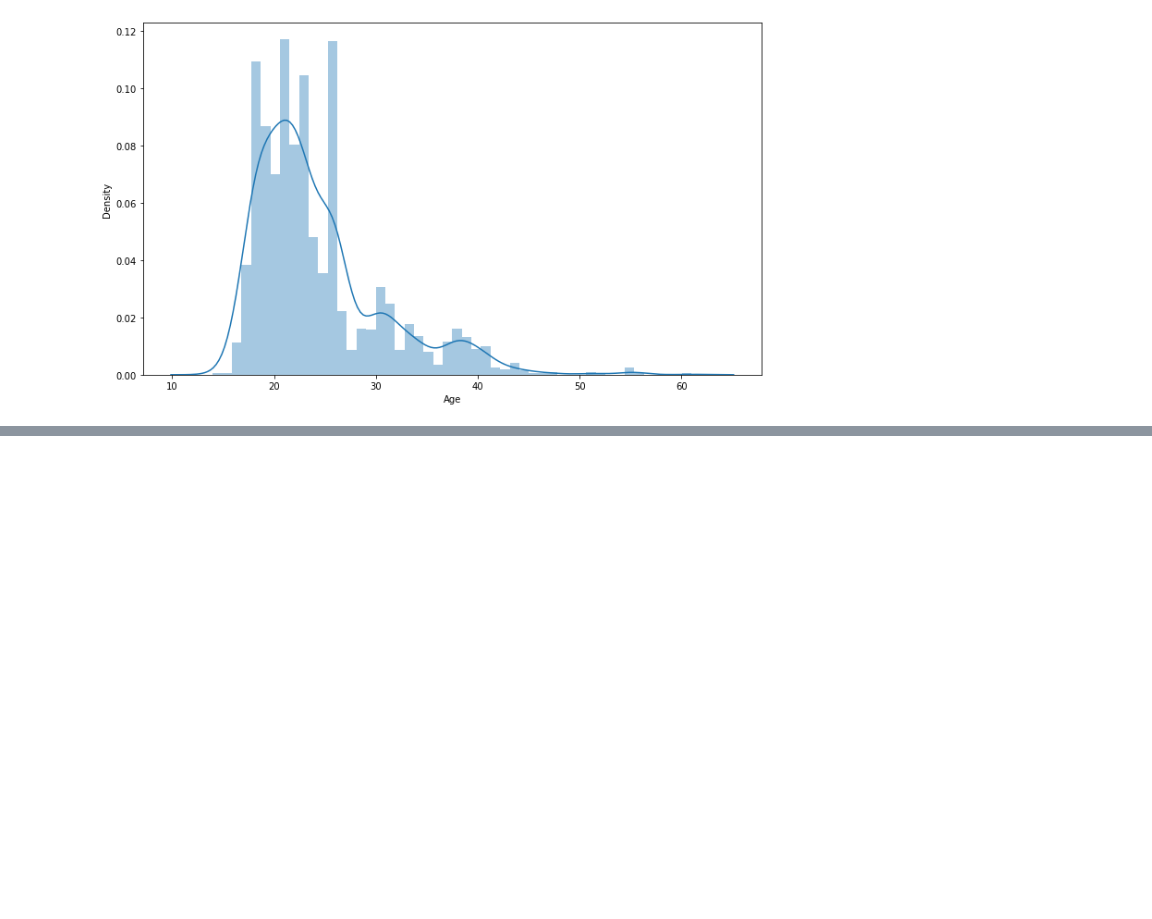
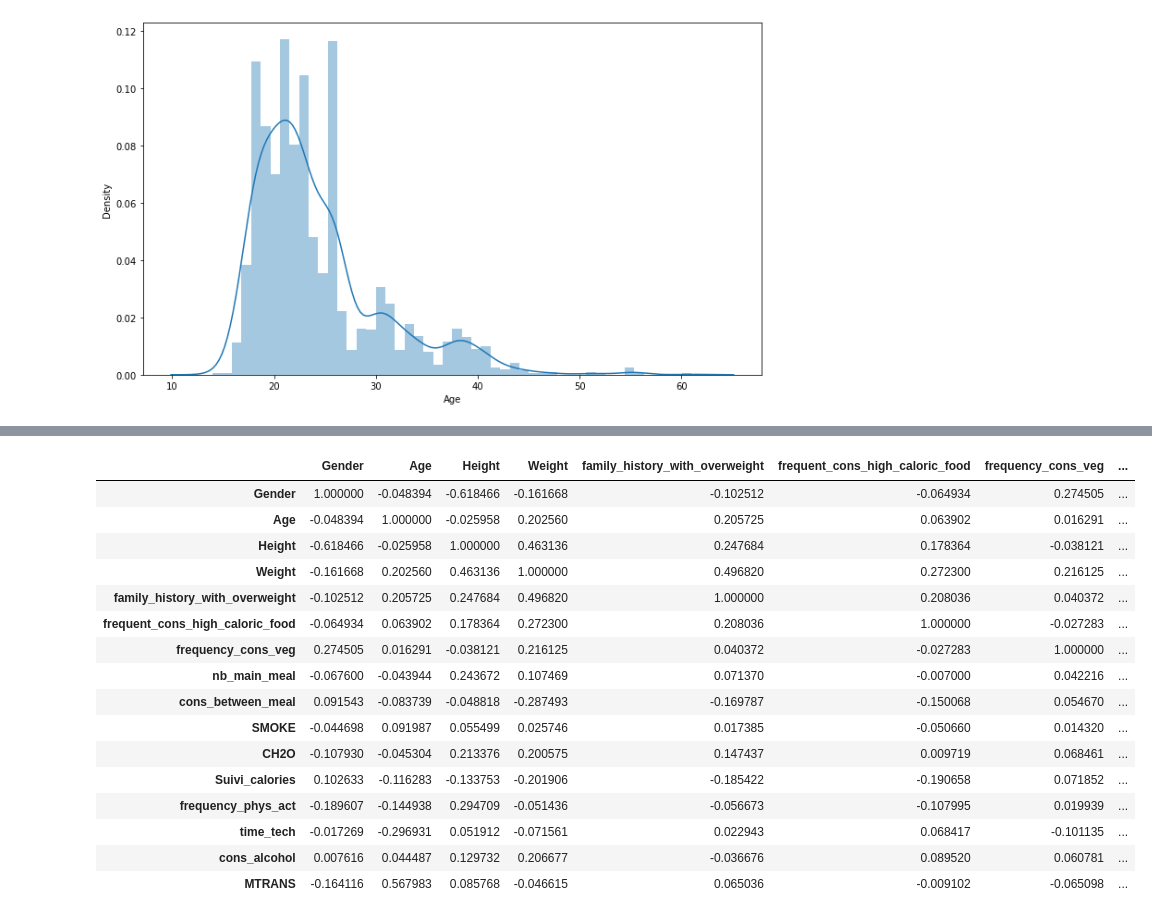
Before and after one commit to owen974/Projet-visualisation-python, a Jupyter notebook: Project Data Visualisation.ipynb, the cells around one changed output, grey strips where cells are left out. Saved outputs shown, nothing was run; the diff lists cells and outputs as text; code cells hidden in the pictures; blank space fills up the shorter version.

```diff
--- a/Project Data Visualisation.ipynb
+++ b/Project Data Visualisation.ipynb
@@ -262,0 +348,21 @@ df1.plot_bokeh(kind='hist', bins=30)
+# %%
+corr_df = df1.corr()
+corr_df
+# %% [output]
+|  | Gender | Age | Height | Weight | family_history_with_overweight | frequent_cons_high_caloric_food | frequency_cons_veg | ... |
+| Gender | 1.000000 | -0.048394 | -0.618466 | -0.161668 | -0.102512 | -0.064934 | 0.274505 | ... |
+| Age | -0.048394 | 1.000000 | -0.025958 | 0.202560 | 0.205725 | 0.063902 | 0.016291 | ... |
+| Height | -0.618466 | -0.025958 | 1.000000 | 0.463136 | 0.247684 | 0.178364 | -0.038121 | ... |
+| Weight | -0.161668 | 0.202560 | 0.463136 | 1.000000 | 0.496820 | 0.272300 | 0.216125 | ... |
+| family_history_with_overweight | -0.102512 | 0.205725 | 0.247684 | 0.496820 | 1.000000 | 0.208036 | 0.040372 | ... |
+| frequent_cons_high_caloric_food | -0.064934 | 0.063902 | 0.178364 | 0.272300 | 0.208036 | 1.000000 | -0.027283 | ... |
+| frequency_cons_veg | 0.274505 | 0.016291 | -0.038121 | 0.216125 | 0.040372 | -0.027283 | 1.000000 | ... |
+| nb_main_meal | -0.067600 | -0.043944 | 0.243672 | 0.107469 | 0.071370 | -0.007000 | 0.042216 | ... |
+| cons_between_meal | 0.091543 | -0.083739 | -0.048818 | -0.287493 | -0.169787 | -0.150068 | 0.054670 | ... |
+| SMOKE | -0.044698 | 0.091987 | 0.055499 | 0.025746 | 0.017385 | -0.050660 | 0.014320 | ... |
+| CH2O | -0.107930 | -0.045304 | 0.213376 | 0.200575 | 0.147437 | 0.009719 | 0.068461 | ... |
+| Suivi_calories | 0.102633 | -0.116283 | -0.133753 | -0.201906 | -0.185422 | -0.190658 | 0.071852 | ... |
+| frequency_phys_act | -0.189607 | -0.144938 | 0.294709 | -0.051436 | -0.056673 | -0.107995 | 0.019939 | ... |
+| time_tech | -0.017269 | -0.296931 | 0.051912 | -0.071561 | 0.022943 | 0.068417 | -0.101135 | ... |
+| cons_alcohol | 0.007616 | 0.044487 | 0.129732 | 0.206677 | -0.036676 | 0.089520 | 0.060781 | ... |
+| MTRANS | -0.164116 | 0.567983 | 0.085768 | -0.046615 | 0.065036 | -0.009102 | -0.065098 | ... |
```
Also changed, not shown: parts of 8 cells of this notebook.
